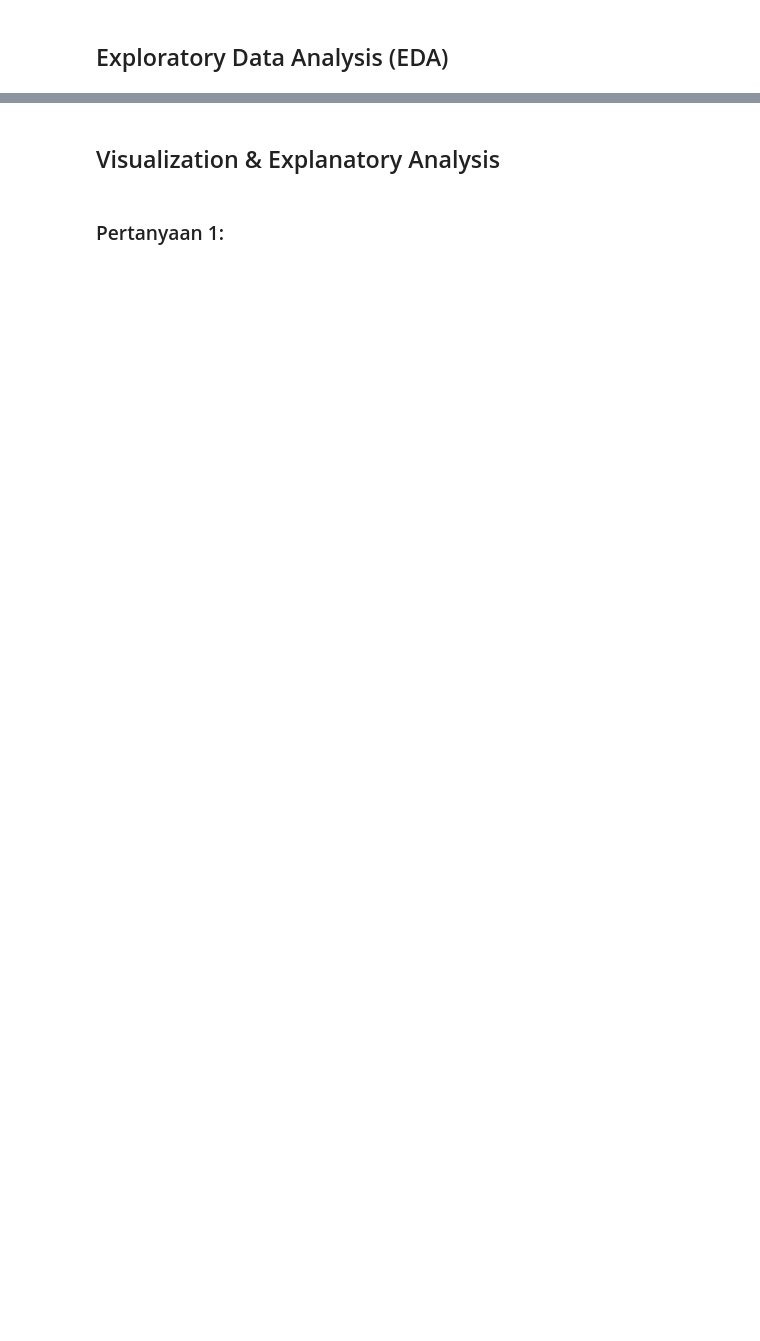
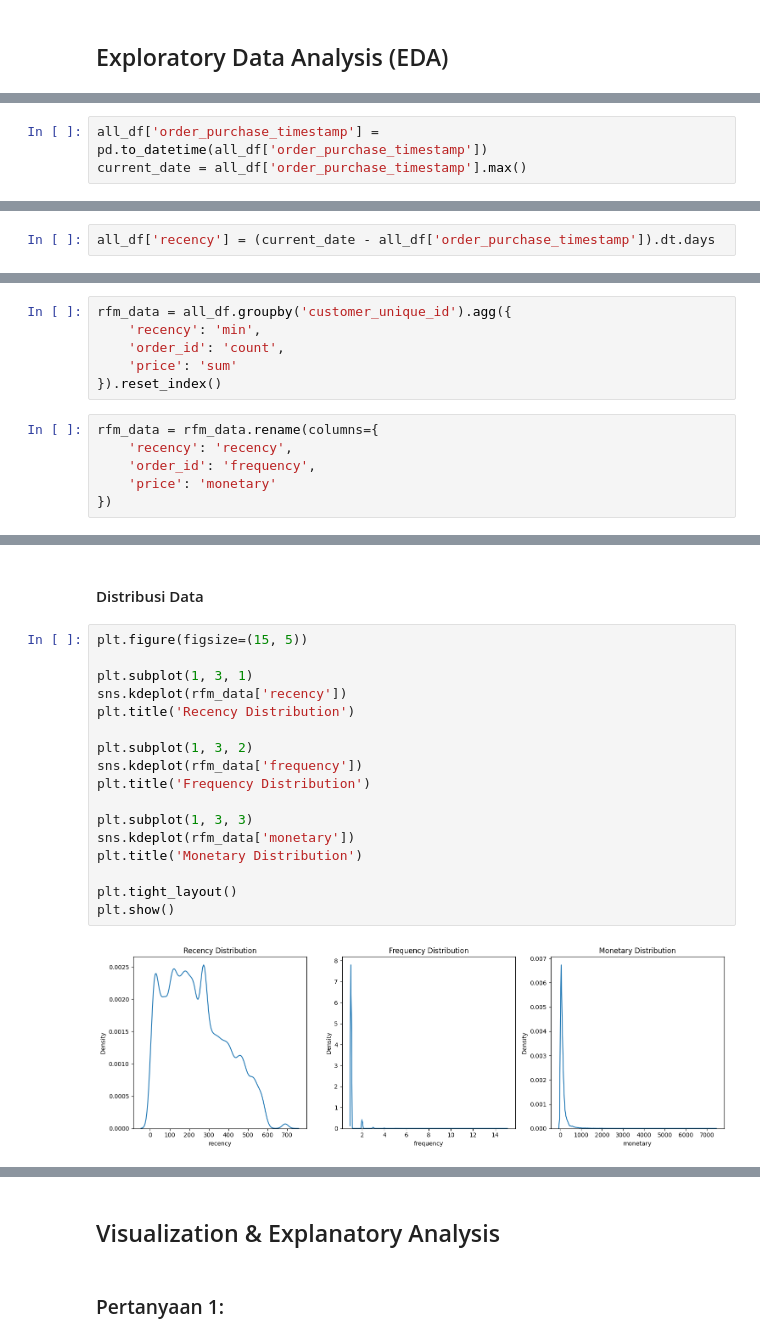
Before and after one commit to Theofilusarifin/learn_dicoding, a Jupyter notebook: Data Science/Analisis Data/proyek_analisis_data/submission/notebook.ipynb, the cells around one changed output, grey strips where cells are left out. Cells and saved outputs as stored; diff of their text form; blank space fills up the shorter version.

```diff
--- a/Data Science/Analisis Data/proyek_analisis_data/submission/notebook.ipynb
+++ b/Data Science/Analisis Data/proyek_analisis_data/submission/notebook.ipynb
@@ -199,0 +258,3 @@ memory usage: 17.7+ MB
+# %%
+all_df['order_purchase_timestamp'] = pd.to_datetime(all_df['order_purchase_timestamp'])
+current_date = all_df['order_purchase_timestamp'].max()
@@ -199,0 +263,2 @@ memory usage: 17.7+ MB
+# %%
+all_df['recency'] = (current_date - all_df['order_purchase_timestamp']).dt.days
@@ -199,0 +267,12 @@ memory usage: 17.7+ MB
+# %%
+rfm_data = all_df.groupby('customer_unique_id').agg({
+    'recency': 'min',
+    'order_id': 'count',
+    'price': 'sum'
+}).reset_index()
+# %%
+rfm_data = rfm_data.rename(columns={
+    'recency': 'recency',
+    'order_id': 'frequency',
+    'price': 'monetary'
+})
@@ -199,0 +288,21 @@ memory usage: 17.7+ MB
+# %% [markdown]
+#### Distribusi Data
+# %%
+plt.figure(figsize=(15, 5))
+
+plt.subplot(1, 3, 1)
+sns.kdeplot(rfm_data['recency'])
+plt.title('Recency Distribution')
+
+plt.subplot(1, 3, 2)
+sns.kdeplot(rfm_data['frequency'])
+plt.title('Frequency Distribution')
+
+plt.subplot(1, 3, 3)
+sns.kdeplot(rfm_data['monetary'])
+plt.title('Monetary Distribution')
+
+plt.tight_layout()
+plt.show()
+# %% [output]
+[figure, added]
```
Also changed, not shown: parts of 87 cells of this notebook.
